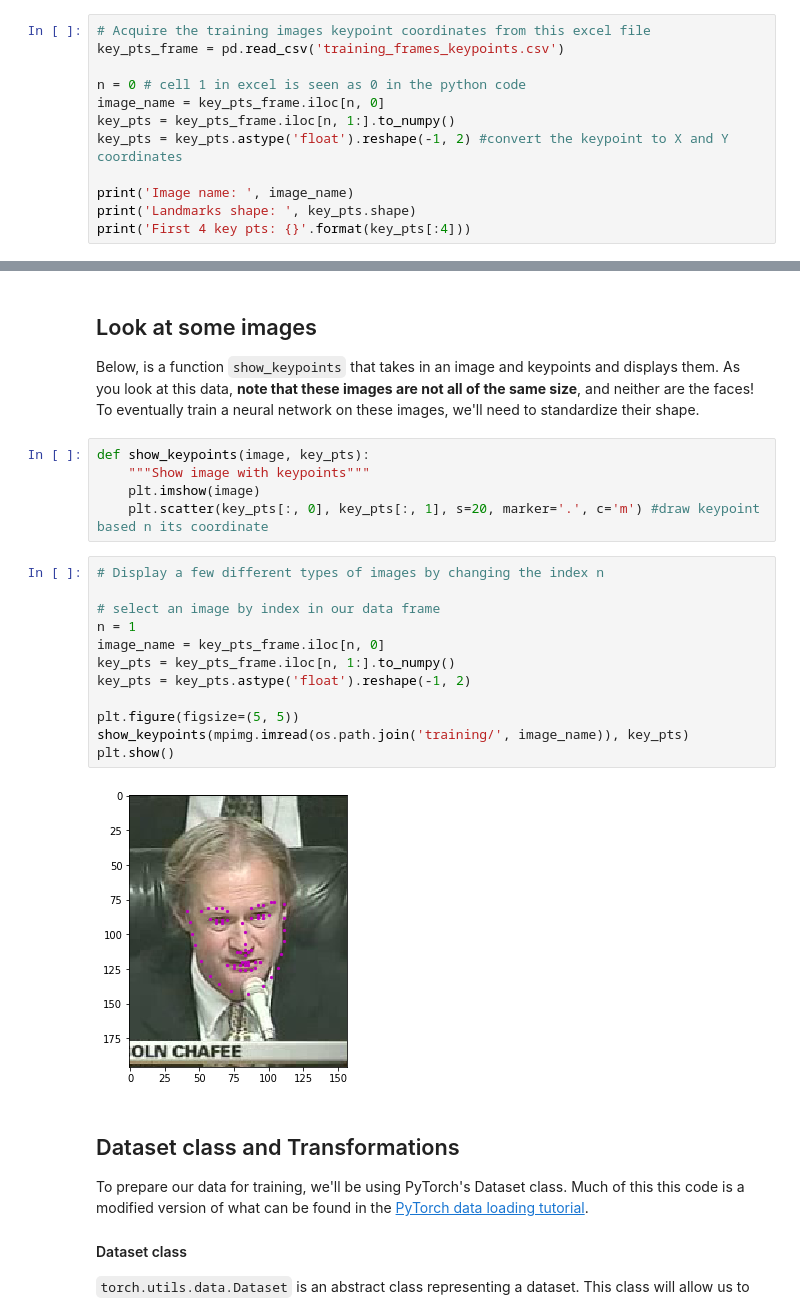
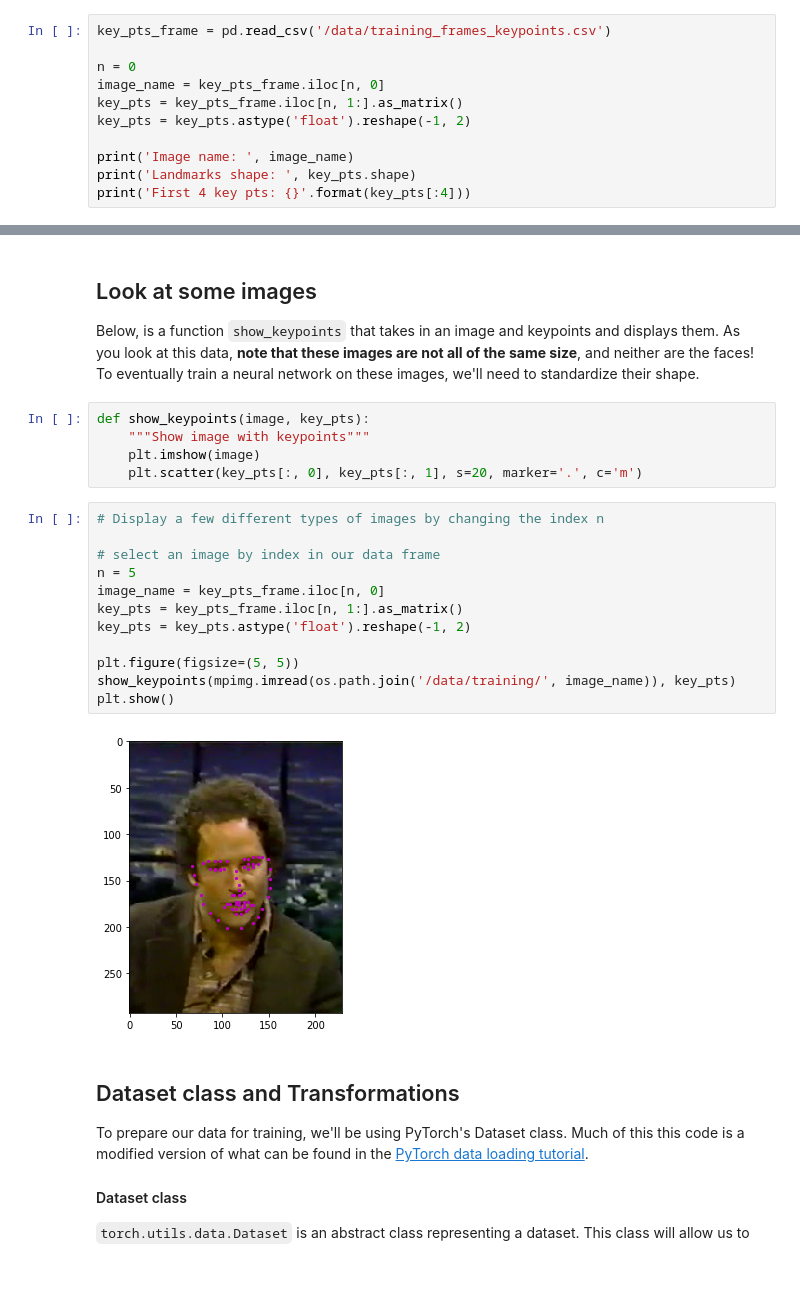
Before and after one commit to arief25ramadhan/Facial-Keypoint-Detection, a Jupyter notebook: 1. Load and Visualize Data.ipynb, the cells around one changed output, grey strips where cells are left out. Cells and saved outputs as stored; diff of their text form; blank space fills up the shorter version.

```diff
--- a/1. Load and Visualize Data.ipynb
+++ b/1. Load and Visualize Data.ipynb
@@ -47,13 +65,12 @@ import cv2
 # %% [markdown]
 Then, let's load in our training data and display some stats about that dat ato make sure it's been loaded in correctly!
 # %%
-# Acquire the training images keypoint coordinates from this excel file
-key_pts_frame = pd.read_csv('training_frames_keypoints.csv')
+key_pts_frame = pd.read_csv('/data/training_frames_keypoints.csv')
 
-n = 0 # cell 1 in excel is seen as 0 in the python code
+n = 0
 image_name = key_pts_frame.iloc[n, 0]
-key_pts = key_pts_frame.iloc[n, 1:].to_numpy()
-key_pts = key_pts.astype('float').reshape(-1, 2) #convert the keypoint to X and Y coordinates
+key_pts = key_pts_frame.iloc[n, 1:].as_matrix()
+key_pts = key_pts.astype('float').reshape(-1, 2)
 
 print('Image name: ', image_name)
 print('Landmarks shape: ', key_pts.shape)
@@ -78,21 +95,21 @@ Below, is a function `show_keypoints` that takes in an image and keypoints and d
 def show_keypoints(image, key_pts):
     """Show image with keypoints"""
     plt.imshow(image)
-    plt.scatter(key_pts[:, 0], key_pts[:, 1], s=20, marker='.', c='m') #draw keypoint based n its coordinate
+    plt.scatter(key_pts[:, 0], key_pts[:, 1], s=20, marker='.', c='m')
 # %%
 # Display a few different types of images by changing the index n
 
 # select an image by index in our data frame
-n = 1
+n = 5
 image_name = key_pts_frame.iloc[n, 0]
-key_pts = key_pts_frame.iloc[n, 1:].to_numpy()
+key_pts = key_pts_frame.iloc[n, 1:].as_matrix()
 key_pts = key_pts.astype('float').reshape(-1, 2)
 
 plt.figure(figsize=(5, 5))
-show_keypoints(mpimg.imread(os.path.join('training/', image_name)), key_pts)
+show_keypoints(mpimg.imread(os.path.join('/data/training/', image_name)), key_pts)
 plt.show()
 # %% [output]
-[figure, old version]
+[figure, new version]
 # %% [markdown]
 ## Dataset class and Transformations
 
```
Also changed, not shown: parts of 6 cells of this notebook.
